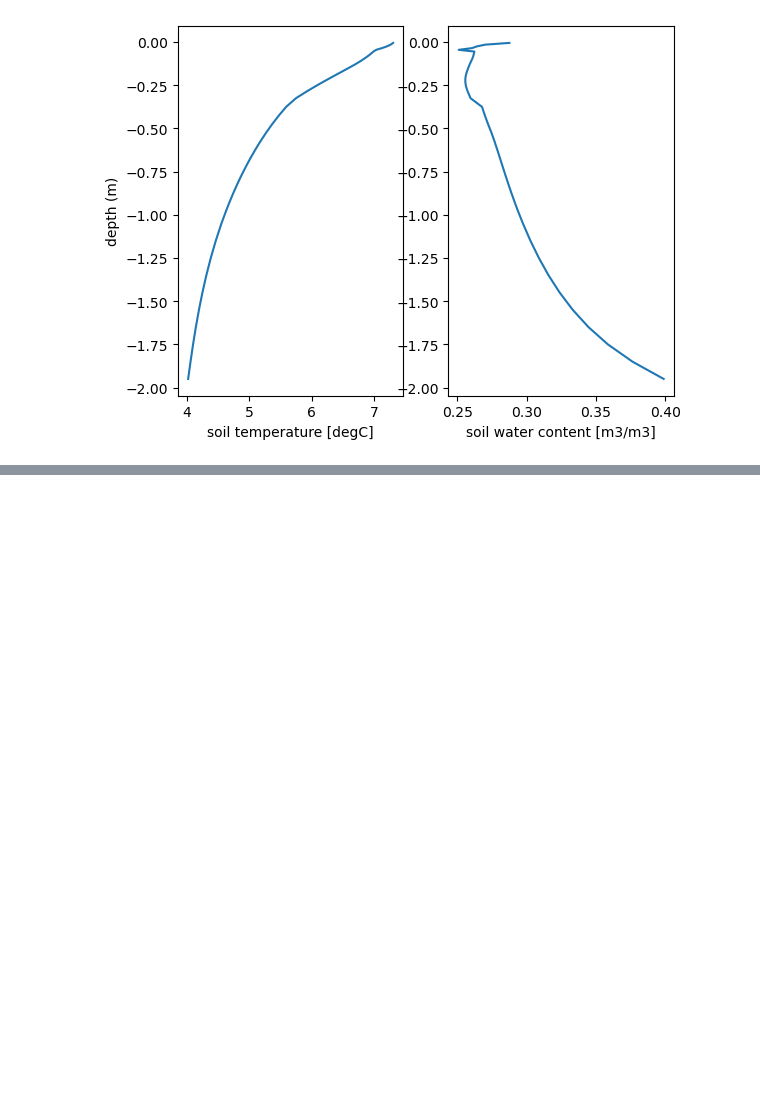
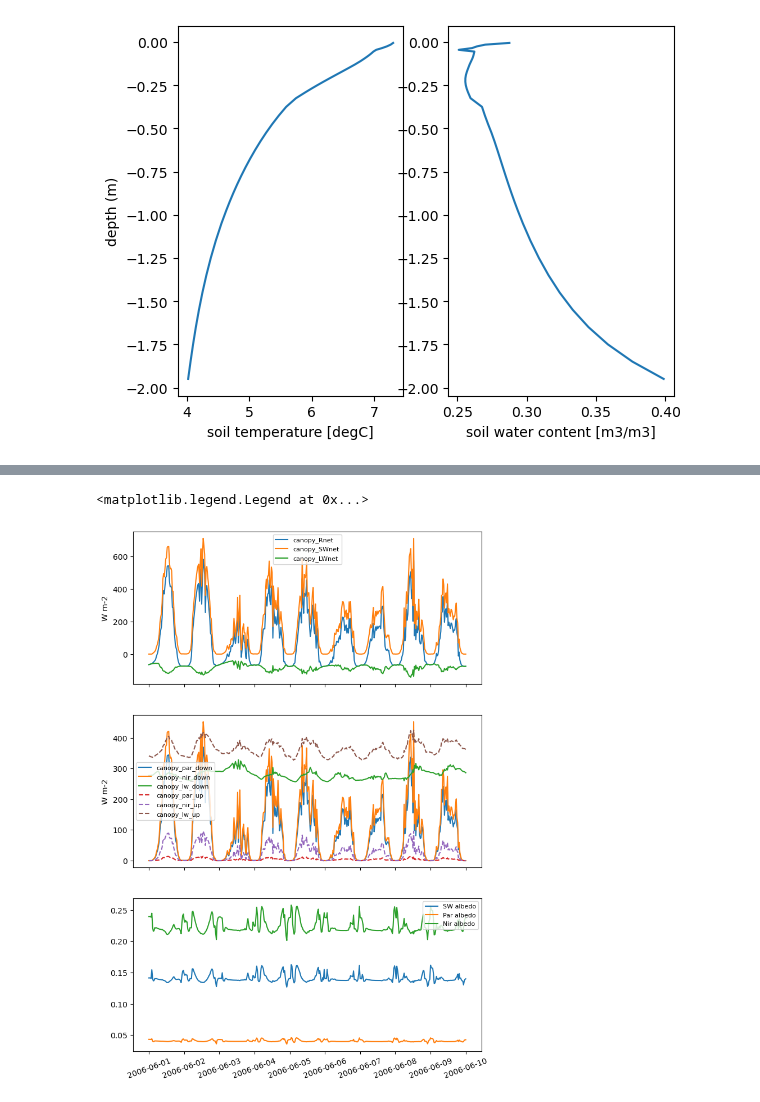
Before and after one commit to LukeEcomod/pyAPES_main, a Jupyter notebook: Examples/Demo_1_multi_layer_model.ipynb, the cells around one changed output, grey strips where cells are left out. Drawn from its saved outputs; the diff is of its cells as text; code cells hidden in the pictures; blank space fills up the shorter version.

```diff
--- a/Examples/Demo_1_multi_layer_model.ipynb
+++ b/Examples/Demo_1_multi_layer_model.ipynb
@@ -167,0 +225,44 @@ for v in var:
+# %%
+# net radiation components at canopy top
+var = ['canopy_Rnet','canopy_SWnet', 'canopy_LWnet']
+profs = ['canopy_par_down', 'canopy_par_up', 'canopy_nir_down','canopy_nir_up','canopy_lw_down','canopy_lw_up']
+
+fig, ax = plt.subplots(3, 1, figsize=(8,12), sharex=True)
+
+for v in var:
+    ax[0].plot(t, results[v][:, sim], label=v)
+ax[0].set_ylabel('W m-2')
+ax[0].tick_params(axis='x', labelrotation = 20)
+ax[0].legend(fontsize=8)
+
+# lets plot also partitioning of canopy_SWnet and canopy_LWnet.
+# -1 is the index of uppermost gridpoint
+
+for v in ['canopy_par_down', 'canopy_nir_down','canopy_lw_down']: # downward
+    ax[1].plot(t, results[v][:,sim,-1], '-', label=v)
+for v in ['canopy_par_up', 'canopy_nir_up','canopy_lw_up']: # upward
+    ax[1].plot(t, results[v][:,sim,-1], '--', label=v)
+ax[1].set_ylabel('W m-2')
+ax[1].tick_params(axis='x', labelrotation = 20)
+ax[1].legend(fontsize=8)
+
+# canopy albedo
+eps = 1e-16
+
+# fraction of par on total SW
+f_par = results['canopy_par_down'][:,sim,-1] / (results['canopy_par_down'][:,sim,-1] + results['canopy_nir_down'][:,sim,-1] + eps)
+
+alb_par = results['canopy_par_up'][:,sim,-1] / (results['canopy_par_down'][:,sim,-1] + eps)
+alb_nir = results['canopy_nir_up'][:,sim,-1] / (results['canopy_nir_down'][:,sim,-1] + eps)
+alb_sw = f_par * alb_par + (1 - f_par) * alb_nir
+alb_sw = np.maximum(0, np.minimum(1.0, alb_sw))
+
+ax[2].plot(t, alb_sw, '-', label='SW albedo')
+ax[2].plot(t, alb_par, '-', label='Par albedo')
+ax[2].plot(t, alb_nir, '-', label='Nir albedo')
+
+ax[2].tick_params(axis='x', labelrotation = 20)
+ax[2].legend(fontsize=8)
+# %% [output]
+<matplotlib.legend.Legend at 0x...>
+[figure, added]
```
Also changed, not shown: parts of 12 cells of this notebook, 3 other files.
